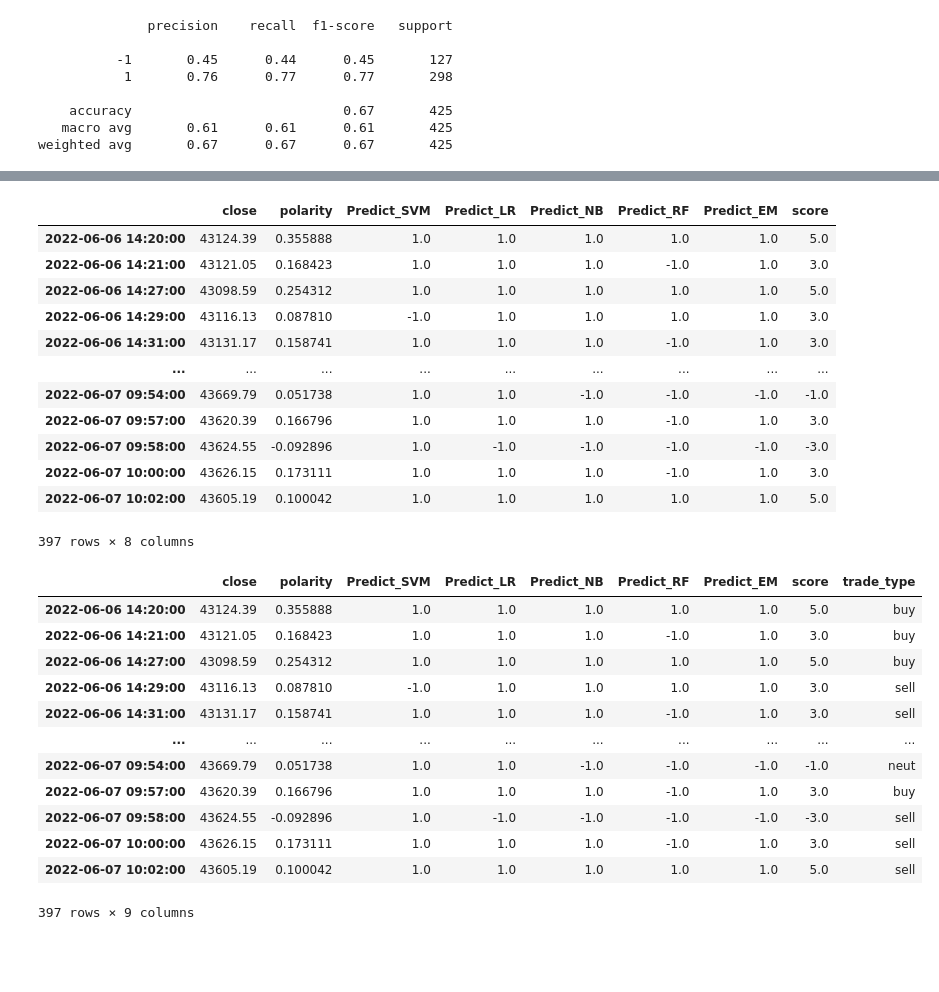
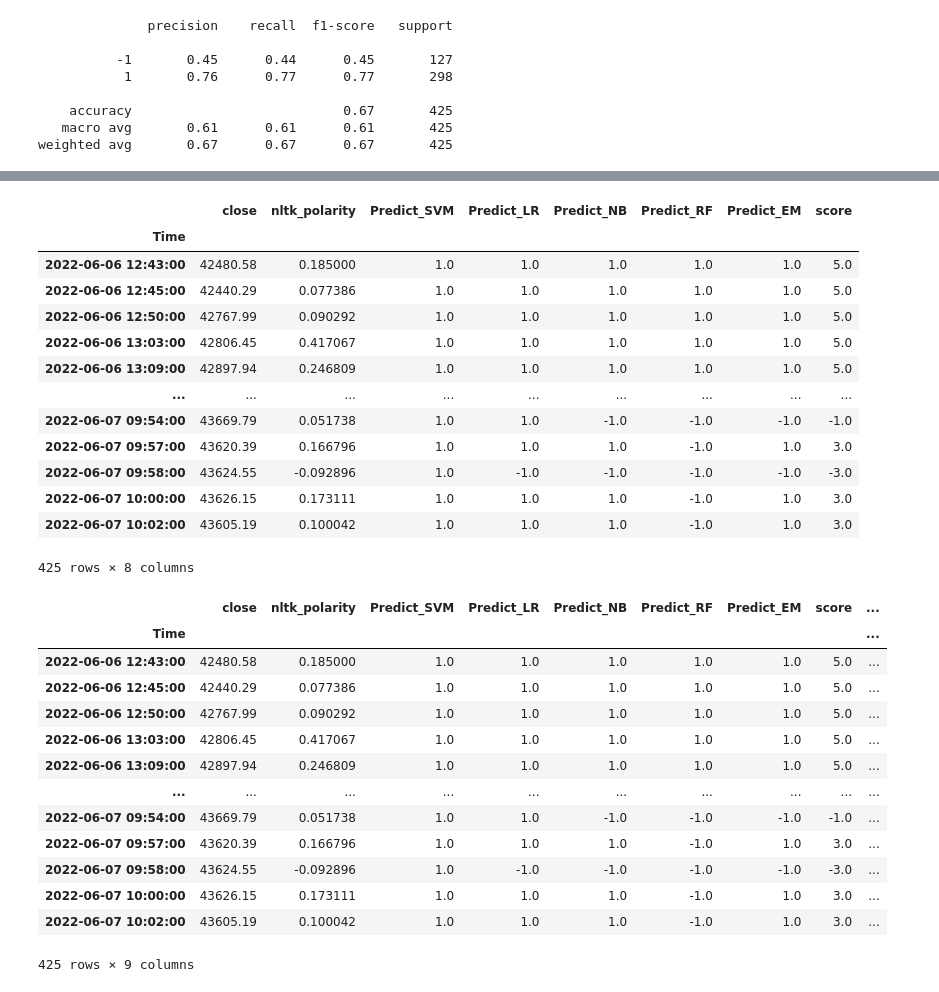
Before and after one commit to SamRoberts995/Project2_ML, a Jupyter notebook: Coding/Crypto_Algo.ipynb, the cells around one changed output, grey strips where cells are left out. Drawn from its saved outputs; the diff is of its cells as text; code cells hidden in the pictures; blank space fills up the shorter version.

```diff
--- a/Coding/Crypto_Algo.ipynb
+++ b/Coding/Crypto_Algo.ipynb
@@ -391,21 +391,22 @@ predictions_df.tail()
 # %%
-predict_df = pd.concat([total_data[['close', 'polarity']], predictions_df[['Predict_SVM','Predict_LR','Predict_NB','Predict_RF','Predict_EM', 'score']]], axis=1)
+predict_df = pd.concat([combined_df[['close', 'nltk_polarity']], predictions_df[['Predict_SVM','Predict_LR','Predict_NB','Predict_RF','Predict_EM', 'score']]], axis=1)
 predict_df = predict_df.dropna()
 predict_df
 # %% [output]
-|  | close | polarity | Predict_SVM | Predict_LR | Predict_NB | Predict_RF | Predict_EM | score |
-| 2022-06-06 14:20:00 | 43124.39 | 0.355888 | 1.0 | 1.0 | 1.0 | 1.0 | 1.0 | 5.0 |
-| 2022-06-06 14:21:00 | 43121.05 | 0.168423 | 1.0 | 1.0 | 1.0 | -1.0 | 1.0 | 3.0 |
-| 2022-06-06 14:27:00 | 43098.59 | 0.254312 | 1.0 | 1.0 | 1.0 | 1.0 | 1.0 | 5.0 |
-| 2022-06-06 14:29:00 | 43116.13 | 0.087810 | -1.0 | 1.0 | 1.0 | 1.0 | 1.0 | 3.0 |
-| 2022-06-06 14:31:00 | 43131.17 | 0.158741 | 1.0 | 1.0 | 1.0 | -1.0 | 1.0 | 3.0 |
+|  | close | nltk_polarity | Predict_SVM | Predict_LR | Predict_NB | Predict_RF | Predict_EM | score |
+| Time |  |  |  |  |  |  |  |  |
+| 2022-06-06 12:43:00 | 42480.58 | 0.185000 | 1.0 | 1.0 | 1.0 | 1.0 | 1.0 | 5.0 |
+| 2022-06-06 12:45:00 | 42440.29 | 0.077386 | 1.0 | 1.0 | 1.0 | 1.0 | 1.0 | 5.0 |
+| 2022-06-06 12:50:00 | 42767.99 | 0.090292 | 1.0 | 1.0 | 1.0 | 1.0 | 1.0 | 5.0 |
+| 2022-06-06 13:03:00 | 42806.45 | 0.417067 | 1.0 | 1.0 | 1.0 | 1.0 | 1.0 | 5.0 |
+| 2022-06-06 13:09:00 | 42897.94 | 0.246809 | 1.0 | 1.0 | 1.0 | 1.0 | 1.0 | 5.0 |
 | ... | ... | ... | ... | ... | ... | ... | ... | ... |
 | 2022-06-07 09:54:00 | 43669.79 | 0.051738 | 1.0 | 1.0 | -1.0 | -1.0 | -1.0 | -1.0 |
 | 2022-06-07 09:57:00 | 43620.39 | 0.166796 | 1.0 | 1.0 | 1.0 | -1.0 | 1.0 | 3.0 |
 | 2022-06-07 09:58:00 | 43624.55 | -0.092896 | 1.0 | -1.0 | -1.0 | -1.0 | -1.0 | -3.0 |
 | 2022-06-07 10:00:00 | 43626.15 | 0.173111 | 1.0 | 1.0 | 1.0 | -1.0 | 1.0 | 3.0 |
-| 2022-06-07 10:02:00 | 43605.19 | 0.100042 | 1.0 | 1.0 | 1.0 | 1.0 | 1.0 | 5.0 |
+| 2022-06-07 10:02:00 | 43605.19 | 0.100042 | 1.0 | 1.0 | 1.0 | -1.0 | 1.0 | 3.0 |
-397 rows × 8 columns
+425 rows × 8 columns
 # %%
 # Initialize trade_type column for buys and sells
 predict_df['trade_type'] = np.nan
@@ -420,49 +421,50 @@ for index, row in predict_df.iterrows():
 
     # buy if the previous price is 0 and Twitter Sentiment has Positive for 7 consecutive days.
     if previous_price == 0:
         predict_df.loc[index, "trade_type"] = "buy"
 
 
     # buy if the current day price is less than the previous day price and Twitter Sentiment is greater than 0.02
-    elif row["close"] < previous_price and row['polarity'] > 0.16 or row["close"] < previous_price and row['score'] >= 3 :
+    elif row["close"] < previous_price and row['nltk_polarity'] > 0.16 or row["close"] < previous_price and row['score'] >= 3 :
         predict_df.loc[index, "trade_type"] = "buy"
 
 
     # sell if the current day price is greater than the previous day price and Twitter Sentiment is less than 0.015
-    elif row["close"] > previous_price and row['polarity'] <= 0.3 or row["close"] > previous_price and row["score"] <= -3:
+    elif row["close"] > previous_price and row['nltk_polarity'] <= 0.3 or row["close"] > previous_price and row["score"] <= -3:
         predict_df.loc[index, "trade_type"] = "sell"
 
 
-    elif row["close"] > previous_price and row['polarity'] > 0.4:
+    elif row["close"] > previous_price and row['nltk_polarity'] > 0.4:
         predict_df.loc[index, "trade_type"] = "neut"
 
     # else hold if the current day price is equal to the previous day price and Twitter Sentiment is Neutrual or Greater in 4 days
     else:
         predict_df.loc[index, "trade_type"] = "neut"
 
     # reset the previous_price variable to the close price of the current row
     previous_price = row["close"]
 
     # if the index is the last index of the Dataframe, set the trade_type to sell
     if index == predict_df.index[-1]:
         predict_df.loc[index, "trade_type"] = "sell"
 
 
 predict_df
 # %% [output]
-|  | close | polarity | Predict_SVM | Predict_LR | Predict_NB | Predict_RF | Predict_EM | score | trade_type |
-| 2022-06-06 14:20:00 | 43124.39 | 0.355888 | 1.0 | 1.0 | 1.0 | 1.0 | 1.0 | 5.0 | buy |
-| 2022-06-06 14:21:00 | 43121.05 | 0.168423 | 1.0 | 1.0 | 1.0 | -1.0 | 1.0 | 3.0 | buy |
-| 2022-06-06 14:27:00 | 43098.59 | 0.254312 | 1.0 | 1.0 | 1.0 | 1.0 | 1.0 | 5.0 | buy |
-| 2022-06-06 14:29:00 | 43116.13 | 0.087810 | -1.0 | 1.0 | 1.0 | 1.0 | 1.0 | 3.0 | sell |
-| 2022-06-06 14:31:00 | 43131.17 | 0.158741 | 1.0 | 1.0 | 1.0 | -1.0 | 1.0 | 3.0 | sell |
+|  | close | nltk_polarity | Predict_SVM | Predict_LR | Predict_NB | Predict_RF | Predict_EM | score | ... |
+| Time |  |  |  |  |  |  |  |  | ... |
+| 2022-06-06 12:43:00 | 42480.58 | 0.185000 | 1.0 | 1.0 | 1.0 | 1.0 | 1.0 | 5.0 | ... |
+| 2022-06-06 12:45:00 | 42440.29 | 0.077386 | 1.0 | 1.0 | 1.0 | 1.0 | 1.0 | 5.0 | ... |
+| 2022-06-06 12:50:00 | 42767.99 | 0.090292 | 1.0 | 1.0 | 1.0 | 1.0 | 1.0 | 5.0 | ... |
+| 2022-06-06 13:03:00 | 42806.45 | 0.417067 | 1.0 | 1.0 | 1.0 | 1.0 | 1.0 | 5.0 | ... |
+| 2022-06-06 13:09:00 | 42897.94 | 0.246809 | 1.0 | 1.0 | 1.0 | 1.0 | 1.0 | 5.0 | ... |
 | ... | ... | ... | ... | ... | ... | ... | ... | ... | ... |
-| 2022-06-07 09:54:00 | 43669.79 | 0.051738 | 1.0 | 1.0 | -1.0 | -1.0 | -1.0 | -1.0 | neut |
-| 2022-06-07 09:57:00 | 43620.39 | 0.166796 | 1.0 | 1.0 | 1.0 | -1.0 | 1.0 | 3.0 | buy |
-| 2022-06-07 09:58:00 | 43624.55 | -0.092896 | 1.0 | -1.0 | -1.0 | -1.0 | -1.0 | -3.0 | sell |
-| 2022-06-07 10:00:00 | 43626.15 | 0.173111 | 1.0 | 1.0 | 1.0 | -1.0 | 1.0 | 3.0 | sell |
-| 2022-06-07 10:02:00 | 43605.19 | 0.100042 | 1.0 | 1.0 | 1.0 | 1.0 | 1.0 | 5.0 | sell |
+| 2022-06-07 09:54:00 | 43669.79 | 0.051738 | 1.0 | 1.0 | -1.0 | -1.0 | -1.0 | -1.0 | ... |
+| 2022-06-07 09:57:00 | 43620.39 | 0.166796 | 1.0 | 1.0 | 1.0 | -1.0 | 1.0 | 3.0 | ... |
+| 2022-06-07 09:58:00 | 43624.55 | -0.092896 | 1.0 | -1.0 | -1.0 | -1.0 | -1.0 | -3.0 | ... |
+| 2022-06-07 10:00:00 | 43626.15 | 0.173111 | 1.0 | 1.0 | 1.0 | -1.0 | 1.0 | 3.0 | ... |
+| 2022-06-07 10:02:00 | 43605.19 | 0.100042 | 1.0 | 1.0 | 1.0 | -1.0 | 1.0 | 3.0 | ... |
-397 rows × 9 columns
+425 rows × 9 columns
 # %%
 plot_df = predict_df.reset_index()
 
```
Also changed, not shown: parts of 2 cells of this notebook.
